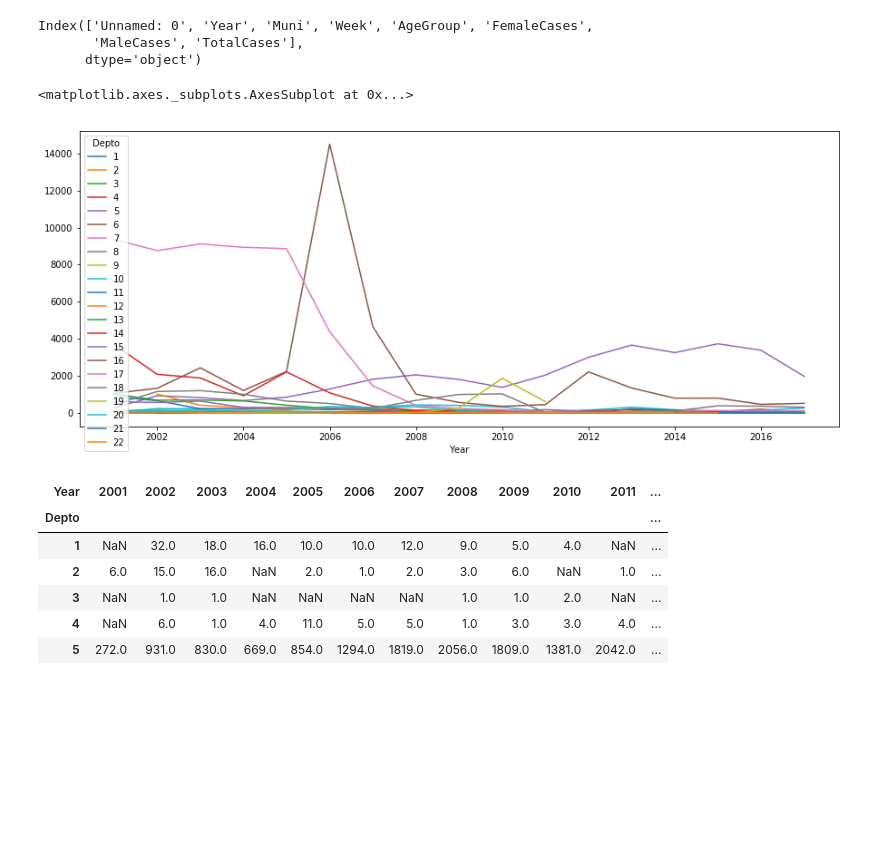
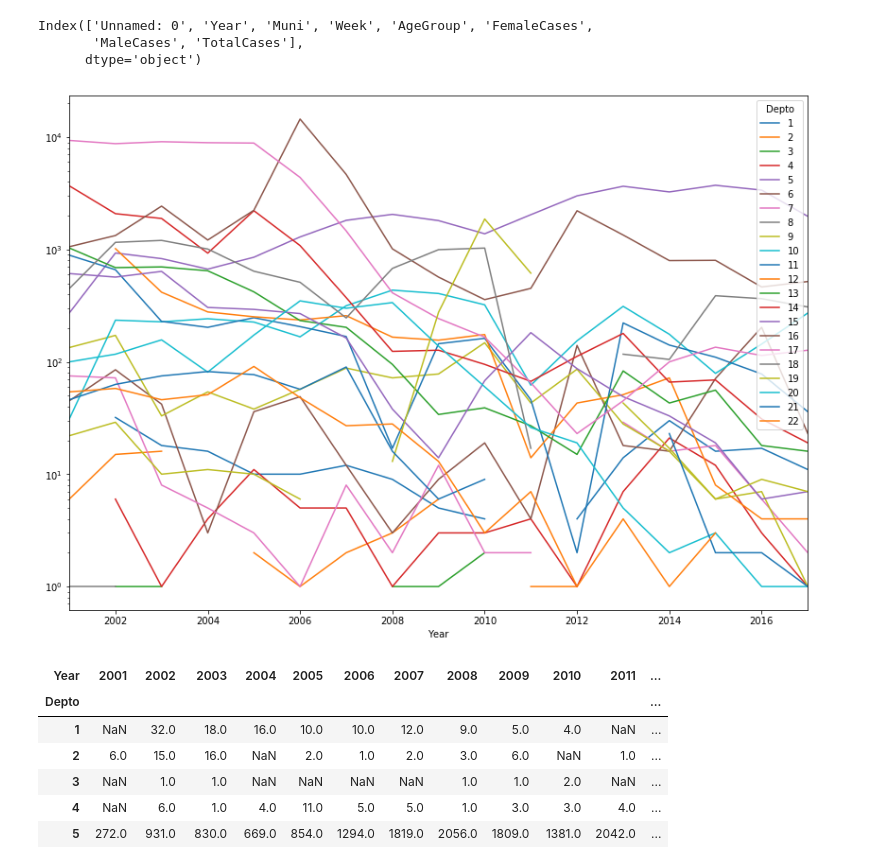
Before and after one commit to Guitlle/gf, a Jupyter notebook: outcome_measurement/malaria/gtm/GTM-Epivigila malaria data exploration.ipynb, the cells around one changed output. Cells and saved outputs as stored; diff of their text form; code cells hidden in the pictures; blank space fills up the shorter version.

Commit message:
malaria data exploring

```diff
--- a/outcome_measurement/malaria/gtm/GTM-Epivigila malaria data exploration.ipynb
+++ b/outcome_measurement/malaria/gtm/GTM-Epivigila malaria data exploration.ipynb
@@ -50,7 +50,7 @@ malariamunits.columns = ["Year", "Muni", "Week", "AgeGroup", "FemaleCases", "Mal
 # %%
 malariamunits.to_csv("../../DATOS/MSPAS/EPIVIGILA - Semana 52 2017 csv/MalariaMunisGt 2001-2017.csv")
 # %%
-munisepiv = pd.read_csv("../../DATOS/MSPAS/EPIVIGILA - Semana 52 2017 csv/MalariaMunisGt 2001-2017.csv")
+munisepiv = pd.read_csv("../../../../../DATOS/MSPAS/EPIVIGILA - Semana 52 2017 csv/MalariaMunisGt 2001-2017.csv")
 # %%
 munisepiv.columns
 # %% [output]
@@ -60,10 +60,11 @@ Index(['Unnamed: 0', 'Year', 'Muni', 'Week', 'AgeGroup', 'FemaleCases',
 # %%
 munisepiv["Depto"] = munisepiv.Muni.map(lambda x: int(x/100))
 # %%
+mlp.rcParams["figure.figsize"] = (14, 10)
 munisepiv.groupby(["Depto", "Year"]).TotalCases.sum().unstack(1).T.plot()
+plt.yscale("log")
 # %% [output]
-<matplotlib.axes._subplots.AxesSubplot at 0x...>
-[figure, old version]
+[figure, new version]
 # %%
 munisepiv.groupby(["Depto", "Year"]).TotalCases.sum().unstack(1)
 # %% [output]
```
Also changed, not shown: parts of 9 cells of this notebook, 1 other file.
